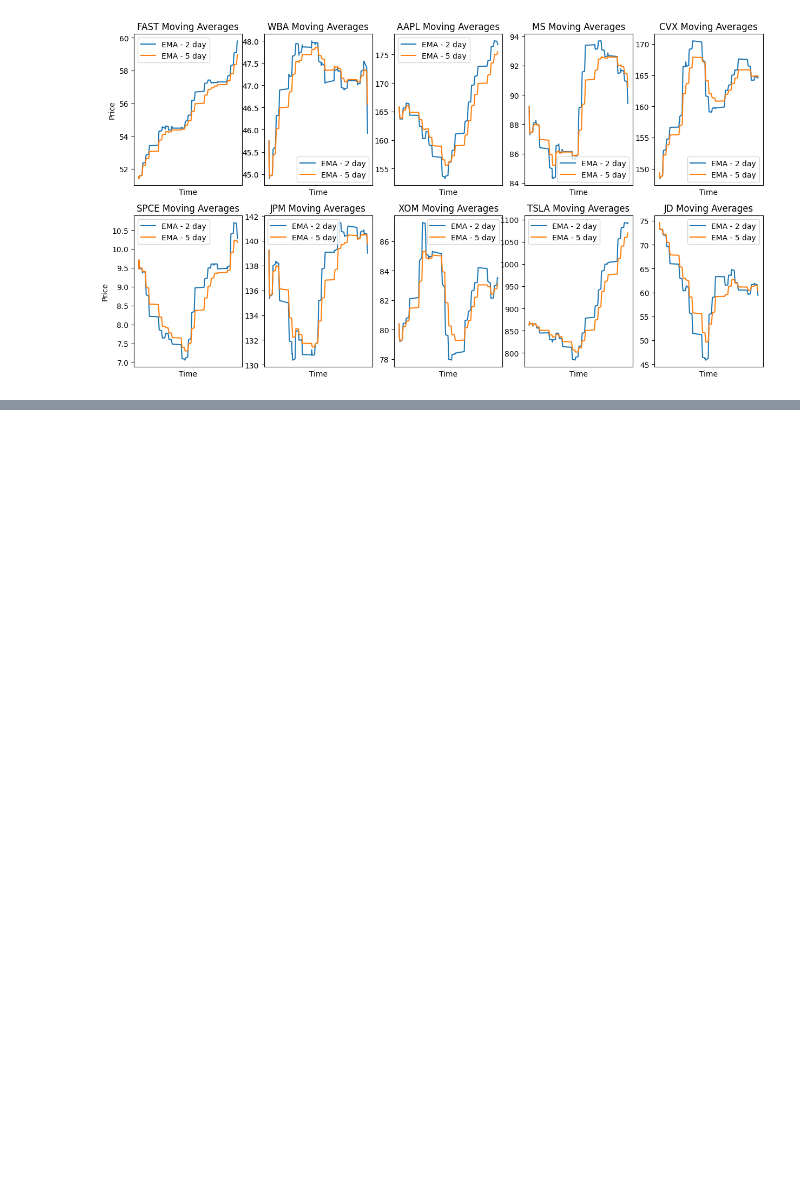
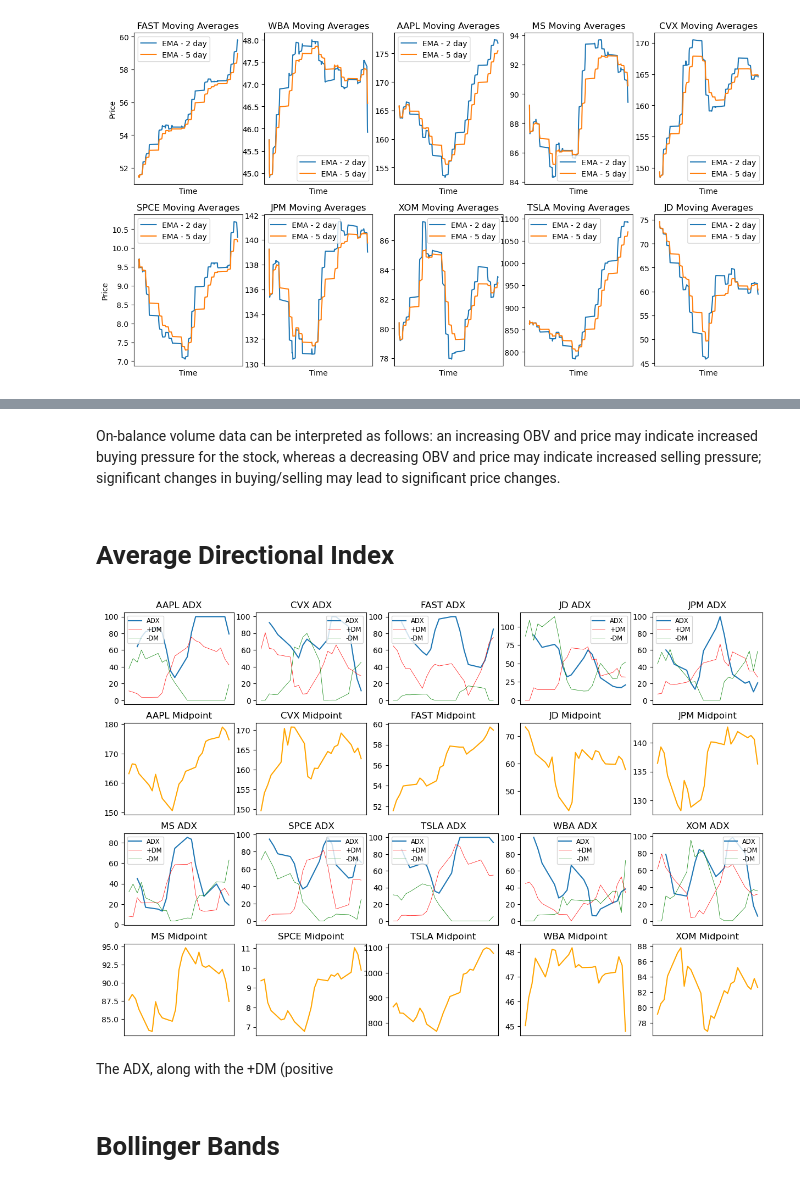
Before and after one commit to omkarp1013/VoleonTradingCase, a Jupyter notebook: indicators.ipynb, the cells around one changed output, grey strips where cells are left out. Cells and saved outputs as stored; diff of their text form; code cells hidden in the pictures; blank space fills up the shorter version.

```diff
--- a/indicators.ipynb
+++ b/indicators.ipynb
@@ -162,0 +198,4 @@ Text(0, 0.5, 'Price')
+# %% [markdown]
+On-balance volume data can be interpreted as follows: an increasing OBV and price may indicate increased buying pressure for the stock, whereas a decreasing OBV and price may indicate increased selling pressure; significant changes in buying/selling may lead to significant price changes.
+# %% [markdown]
+# Average Directional Index
@@ -162,0 +232,50 @@ Text(0, 0.5, 'Price')
+# %%
+lookback = 5
+fig, axs = plt.subplots(4, 5, figsize=(15, 10))
+i = 0
+
+for symbol, data in df_sorted.groupby('symbol'):
+    data['date'] = data['datetime'].dt.date
+    daily_prices = data.groupby('date').agg(
+        high=('midpoint', 'max'),     # Highest price of the day
+        low=('midpoint', 'min'),      # Lowest price of the day
+        close=('midpoint', lambda x: x.iloc[-1])  # Price at 4pm (last value of the day)
+    ).reset_index()
+
+
+    result = adx(daily_prices, lookback)
+    adx_values = result['ADX']
+    di_plus = result['+DI']
+    di_minus = result['-DI']
+    x = result['date']
+    price = daily_prices['close']
+
+    if i < 5:
+        axs[0, i].plot(x, adx_values, label="ADX")
+        axs[0, i].set_title(symbol + " ADX")
+        axs[0, i].plot(x, di_plus, color='red', linewidth=0.5, label="+DM")
+        axs[0, i].plot(x, di_minus, color='green', linewidth=0.5, label="-DM")
+        axs[0, i].set_xticks([])
+        axs[0, i].legend(fontsize='small', borderpad=0.25, labelspacing=0.25)
+
+        axs[1, i].plot(x, price, color='orange')
+        axs[1, i].set_xticks([])
+        axs[1, i].set_title(symbol + " Midpoint")
+    else:
+        axs[2, i%5].plot(x, adx_values, label="ADX")
+        axs[2, i%5].plot(x, di_plus, color='red', linewidth=0.5, label="+DM")
+        axs[2, i%5].plot(x, di_minus, color='green', linewidth=0.5, label="-DM")
+        axs[2, i%5].set_title(symbol + " ADX")
+        axs[2, i%5].set_xticks([])
+        axs[2, i%5].legend(fontsize='small', borderpad=0.25, labelspacing=0.25)
+
+        axs[3, i%5].plot(x, price, color='orange')
+        axs[3, i%5].set_xticks([])
+        axs[3, i%5].set_title(symbol + " Midpoint")
+    i += 1
+# %% [output]
+[figure, added]
+# %% [markdown]
+The ADX, along with the +DM (positive
+# %% [markdown]
+# Bollinger Bands
```
Also changed, not shown: parts of 19 cells of this notebook.
